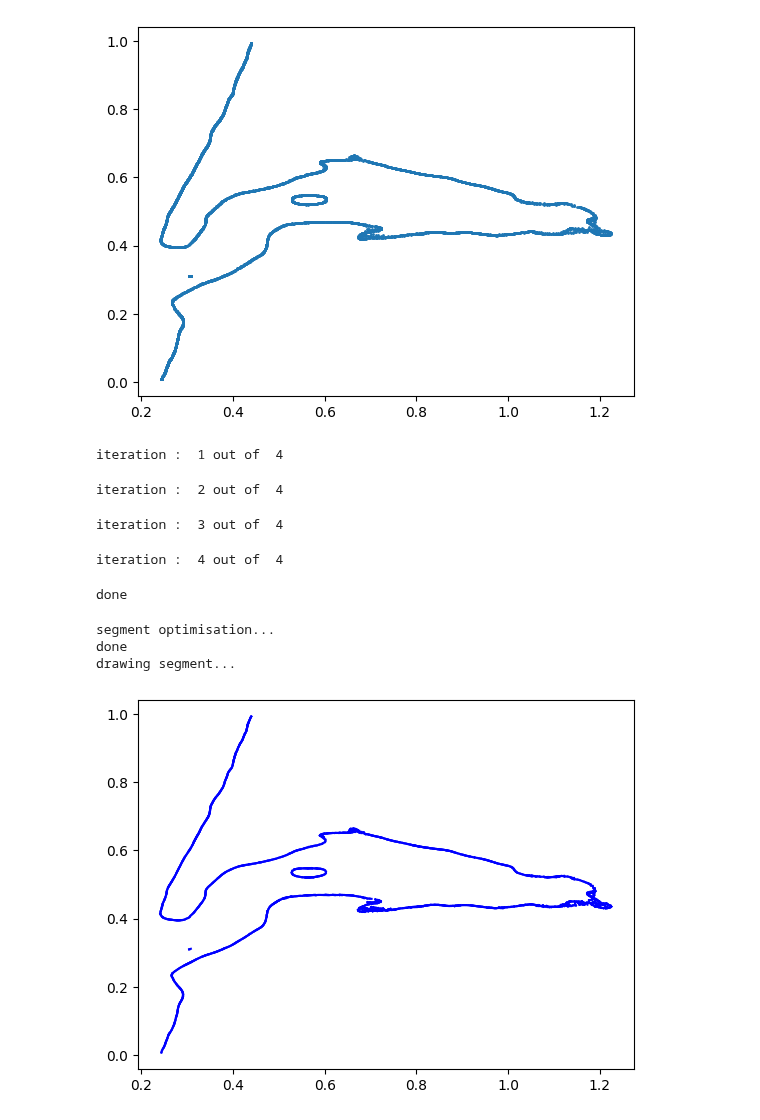
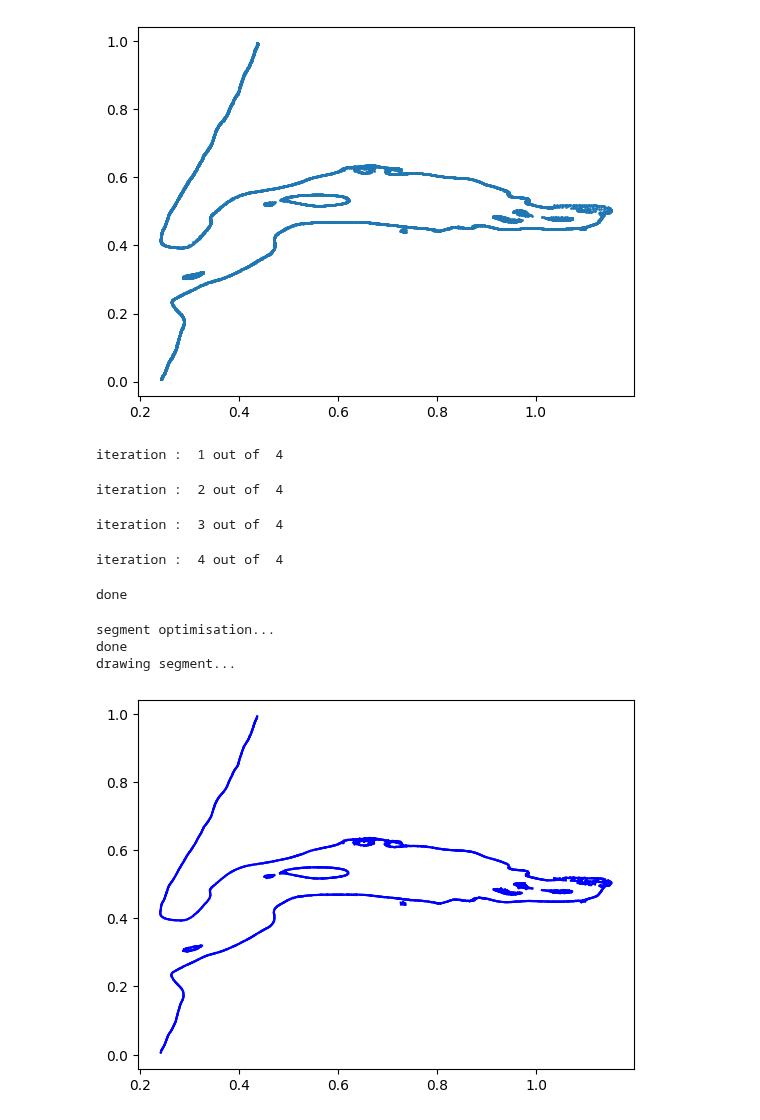
Before and after one commit to LawsonOliveira/Tsunami, a Jupyter notebook: src/dist/dist.ipynb, the cells around one changed output. Saved outputs shown, nothing was run; the diff lists cells and outputs as text; code cells hidden in the pictures.

```diff
--- a/src/dist/dist.ipynb
+++ b/src/dist/dist.ipynb
@@ -8,14 +8,14 @@ from dist import phi
 # %%
 ## Read the data :
 
 # data = pd.read_csv("../../processed_data/normalized_domain.csv").to_numpy()
 # frontier = pd.read_csv("../../processed_data/normalized_frontier.csv").to_numpy()
-data = pd.read_csv("../../processed_data/Domain_height_3/normalized_domain.csv").to_numpy()
-frontier = pd.read_csv("../../processed_data/Domain_height_3/normalized_frontier.csv").to_numpy()
+data = pd.read_csv("../../processed_data/Domain_height_2/normalized_domain.csv").to_numpy()
+frontier = pd.read_csv("../../processed_data/Domain_height_2/normalized_frontier.csv").to_numpy()
 plt.scatter(frontier[:,0],frontier[:,1],s=1)
 plt.show()
 # %% [output]
-[figure, old version]
+[figure, new version]
 # %%
 ## Choose the points :
 
@@ -124,11 +124,13 @@ for i in tqdm(range(seglong.shape[0])) :
             plt.plot([seglat[i],seglat[j]],[seglong[i],seglong[j]],'b')
             seg_final.append(np.concatenate((B,A)))
 plt.show()
+
+# np.save('src/dist/saves/arcachon_segment',seg_final)
 # %% [output]
 segment optimisation...
 done
 drawing segment...
-[figure, old version]
+[figure, new version]
 # %%
 # drawing the function :
 
```
Also changed, not shown: parts of 1 cell of this notebook, 9 other files.
